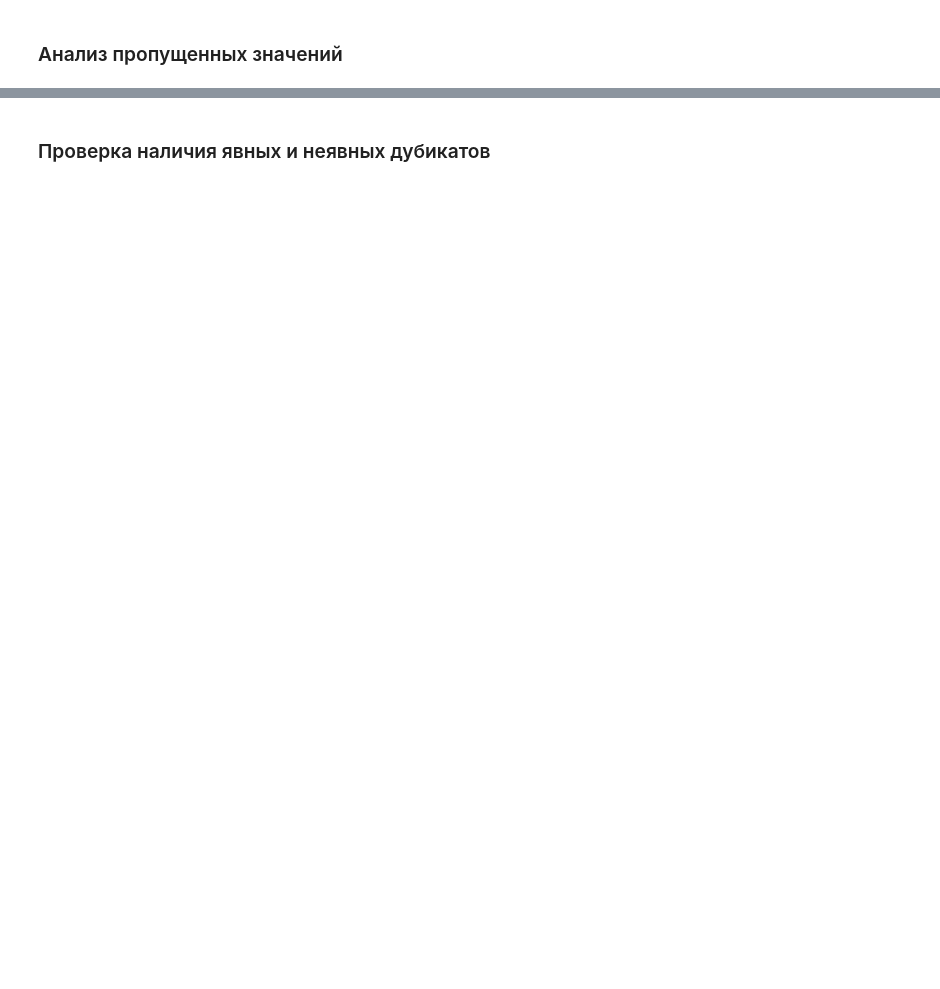
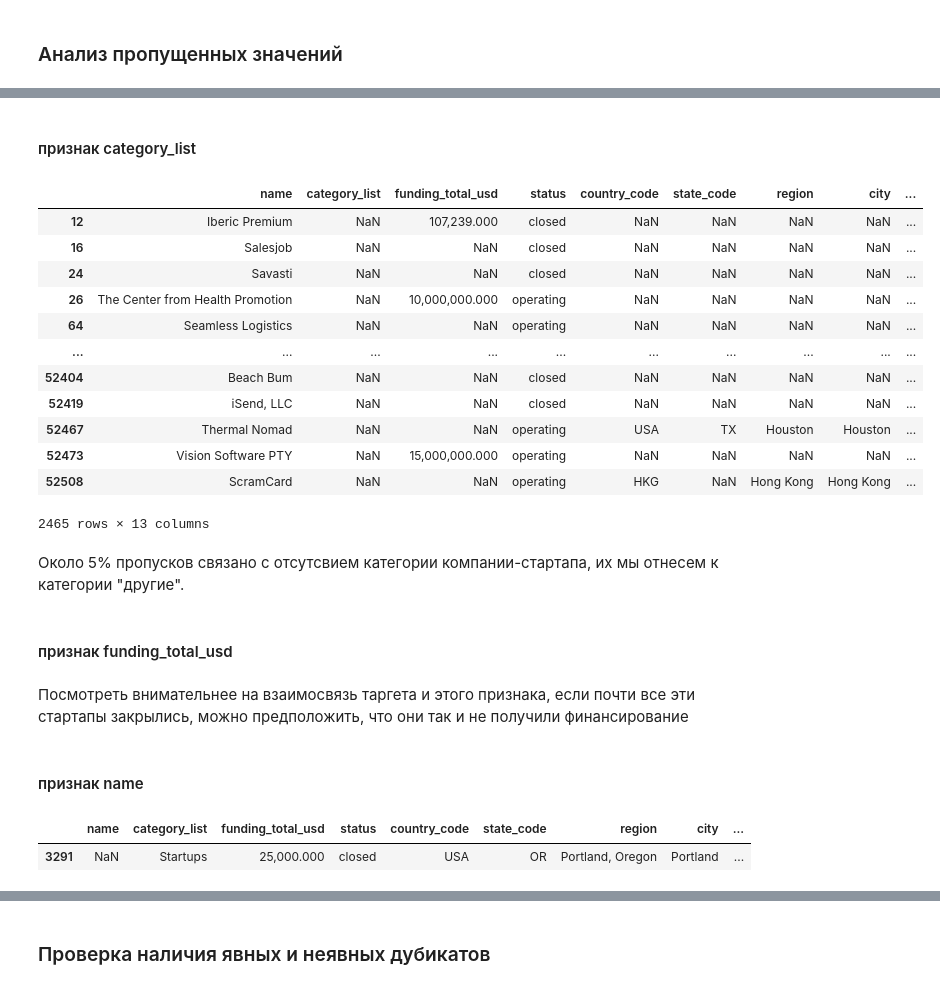
Before and after one commit to kbklxfdn/first_workshop, a Jupyter notebook: Startups.ipynb, the cells around one changed output, grey strips where cells are left out. Drawn from its saved outputs; the diff is of its cells as text; code cells hidden in the pictures; blank space fills up the shorter version.

```diff
--- a/Startups.ipynb
+++ b/Startups.ipynb
@@ -154,0 +432,31 @@ memory usage: 205.2+ KB
+# %% [markdown]
+#### признак category_list
+# %%
+dfs[0].query('category_list.isna()')
+# %% [output]
+|  | name | category_list | funding_total_usd | status | country_code | state_code | region | city | ... |
+| 12 | Iberic Premium | NaN | 107,239.000 | closed | NaN | NaN | NaN | NaN | ... |
+| 16 | Salesjob | NaN | NaN | closed | NaN | NaN | NaN | NaN | ... |
+| 24 | Savasti | NaN | NaN | closed | NaN | NaN | NaN | NaN | ... |
+| 26 | The Center from Health Promotion | NaN | 10,000,000.000 | operating | NaN | NaN | NaN | NaN | ... |
+| 64 | Seamless Logistics | NaN | NaN | operating | NaN | NaN | NaN | NaN | ... |
+| ... | ... | ... | ... | ... | ... | ... | ... | ... | ... |
+| 52404 | Beach Bum | NaN | NaN | closed | NaN | NaN | NaN | NaN | ... |
+| 52419 | iSend, LLC | NaN | NaN | closed | NaN | NaN | NaN | NaN | ... |
+| 52467 | Thermal Nomad | NaN | NaN | operating | USA | TX | Houston | Houston | ... |
+| 52473 | Vision Software PTY | NaN | 15,000,000.000 | operating | NaN | NaN | NaN | NaN | ... |
+| 52508 | ScramCard | NaN | NaN | operating | HKG | NaN | Hong Kong | Hong Kong | ... |
+2465 rows × 13 columns
+# %% [markdown]
+Около 5% пропусков связано с отсутсвием категории компании-стартапа, их мы отнесем к категории "другие".
+# %% [markdown]
+#### признак funding_total_usd
+# %% [markdown]
+Посмотреть внимательнее на взаимосвязь таргета и этого признака, если почти все эти стартапы закрылись, можно предположить, что они так и не получили финансирование
+# %% [markdown]
+#### признак name
+# %%
+dfs[0].query('(name.isna())')
+# %% [output]
+|  | name | category_list | funding_total_usd | status | country_code | state_code | region | city | ... |
+| 3291 | NaN | Startups | 25,000.000 | closed | USA | OR | Portland, Oregon | Portland | ... |
```
Also changed, not shown: parts of 58 cells of this notebook.
